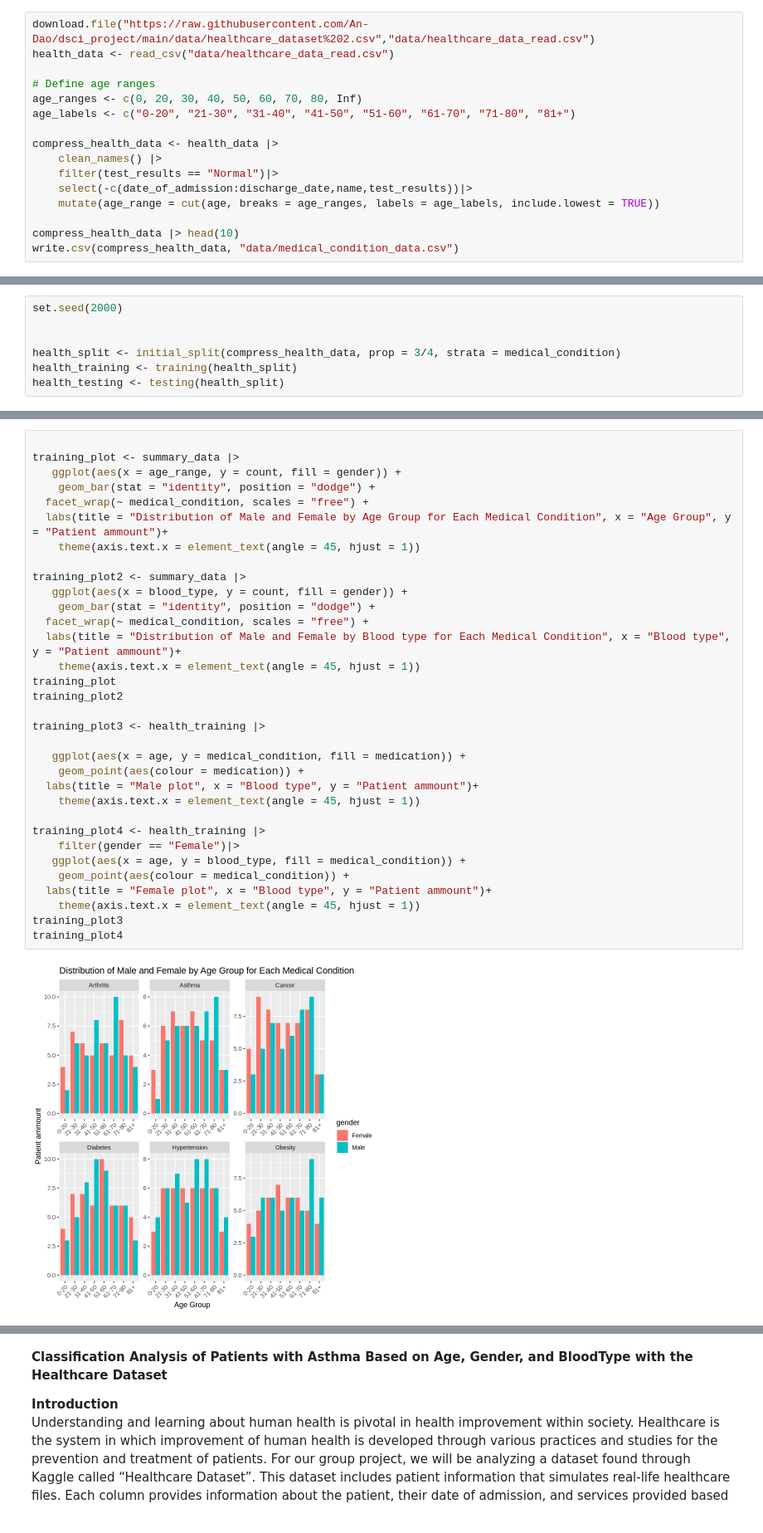
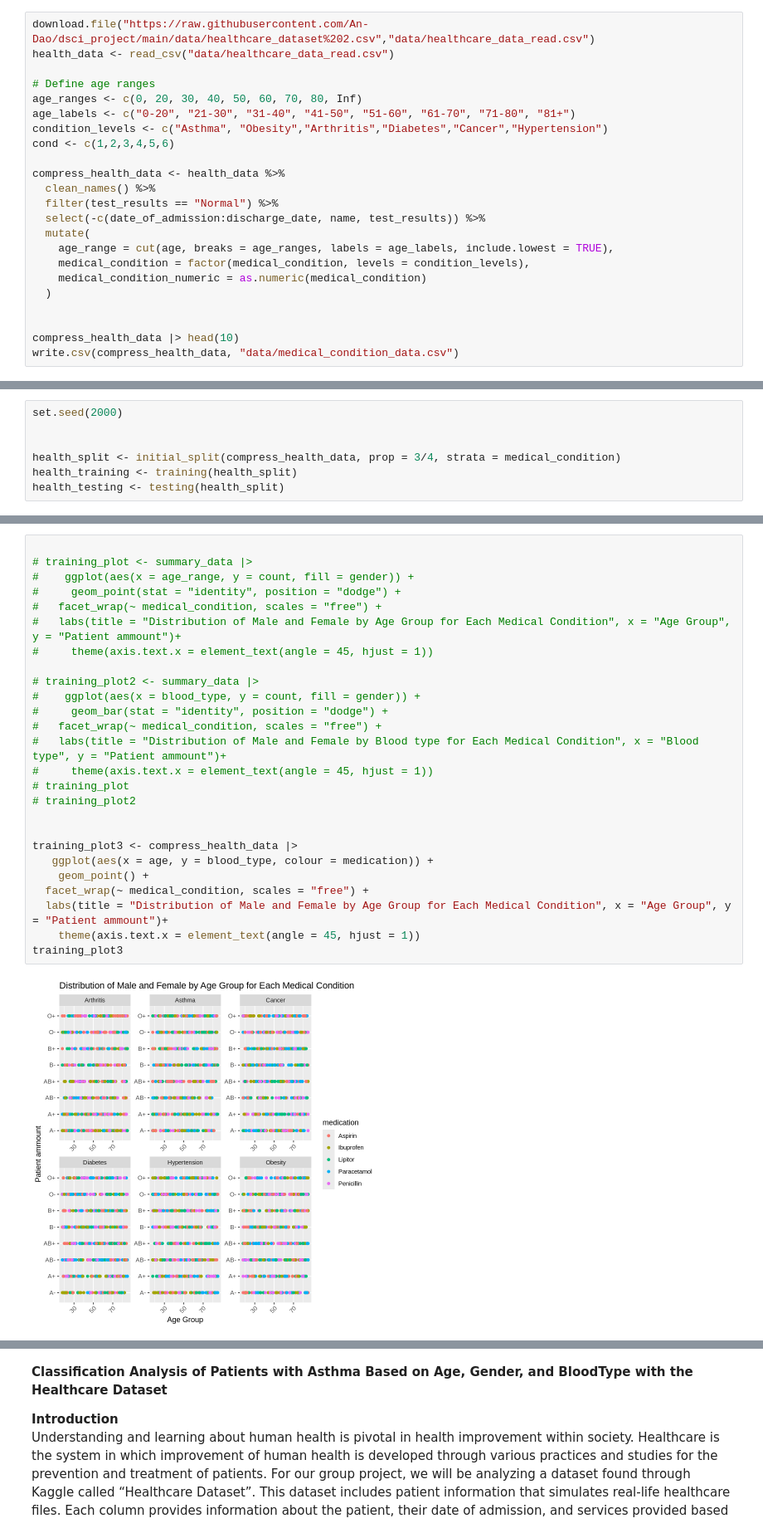
Before and after one commit to An-Dao/dsci_project, a Jupyter notebook: project_proposal.ipynb, the cells around one changed output, grey strips where cells are left out. Shown at 83% size. Saved outputs shown, nothing was run; the diff lists cells and outputs as text.

```diff
--- a/project_proposal.ipynb
+++ b/project_proposal.ipynb
@@ -25,12 +10,19 @@ health_data <- read_csv("data/healthcare_data_read.csv")
 # Define age ranges
 age_ranges <- c(0, 20, 30, 40, 50, 60, 70, 80, Inf)
 age_labels <- c("0-20", "21-30", "31-40", "41-50", "51-60", "61-70", "71-80", "81+")
+condition_levels <- c("Asthma", "Obesity","Arthritis","Diabetes","Cancer","Hypertension")
+cond <- c(1,2,3,4,5,6)
 
-compress_health_data <- health_data |>
-    clean_names() |>
-    filter(test_results == "Normal")|>
-    select(-c(date_of_admission:discharge_date,name,test_results))|>
-    mutate(age_range = cut(age, breaks = age_ranges, labels = age_labels, include.lowest = TRUE))
+compress_health_data <- health_data %>%
+  clean_names() %>%
+  filter(test_results == "Normal") %>%
+  select(-c(date_of_admission:discharge_date, name, test_results)) %>%
+  mutate(
+    age_range = cut(age, breaks = age_ranges, labels = age_labels, include.lowest = TRUE),
+    medical_condition = factor(medical_condition, levels = condition_levels),
+    medical_condition_numeric = as.numeric(medical_condition)
+  )
+
 
 compress_health_data |> head(10)
 write.csv(compress_health_data, "data/medical_condition_data.csv")
@@ -155,35 +137,28 @@ A grouped_df: 719 × 5
 # %%
 
-training_plot <- summary_data |>
-   ggplot(aes(x = age_range, y = count, fill = gender)) +
-    geom_bar(stat = "identity", position = "dodge") +
+# training_plot <- summary_data |>
+#    ggplot(aes(x = age_range, y = count, fill = gender)) +
+#     geom_point(stat = "identity", position = "dodge") +
+#   facet_wrap(~ medical_condition, scales = "free") +
+#   labs(title = "Distribution of Male and Female by Age Group for Each Medical Condition", x = "Age Group", y = "Patient ammount")+
+#     theme(axis.text.x = element_text(angle = 45, hjust = 1))
+
+# training_plot2 <- summary_data |>
+#    ggplot(aes(x = blood_type, y = count, fill = gender)) +
+#     geom_bar(stat = "identity", position = "dodge") +
+#   facet_wrap(~ medical_condition, scales = "free") +
+#   labs(title = "Distribution of Male and Female by Blood type for Each Medical Condition", x = "Blood type", y = "Patient ammount")+
+#     theme(axis.text.x = element_text(angle = 45, hjust = 1))
+# training_plot
+# training_plot2
+
+
+training_plot3 <- compress_health_data |>
+   ggplot(aes(x = age, y = blood_type, colour = medication)) +
+    geom_point() +
   facet_wrap(~ medical_condition, scales = "free") +
   labs(title = "Distribution of Male and Female by Age Group for Each Medical Condition", x = "Age Group", y = "Patient ammount")+
     theme(axis.text.x = element_text(angle = 45, hjust = 1))
-
-training_plot2 <- summary_data |>
-   ggplot(aes(x = blood_type, y = count, fill = gender)) +
-    geom_bar(stat = "identity", position = "dodge") +
-  facet_wrap(~ medical_condition, scales = "free") +
-  labs(title = "Distribution of Male and Female by Blood type for Each Medical Condition", x = "Blood type", y = "Patient ammount")+
-    theme(axis.text.x = element_text(angle = 45, hjust = 1))
-training_plot
-training_plot2
-
-training_plot3 <- health_training |>
-
-   ggplot(aes(x = age, y = medical_condition, fill = medication)) +
-    geom_point(aes(colour = medication)) +
-  labs(title = "Male plot", x = "Blood type", y = "Patient ammount")+
-    theme(axis.text.x = element_text(angle = 45, hjust = 1))
-
-training_plot4 <- health_training |>
-    filter(gender == "Female")|>
-   ggplot(aes(x = age, y = blood_type, fill = medical_condition)) +
-    geom_point(aes(colour = medical_condition)) +
-  labs(title = "Female plot", x = "Blood type", y = "Patient ammount")+
-    theme(axis.text.x = element_text(angle = 45, hjust = 1))
 training_plot3
-training_plot4
 # %% [output]
-[figure, old version]
+[figure, new version]
```
Also changed, not shown: parts of 4 cells of this notebook, 1 other file.
